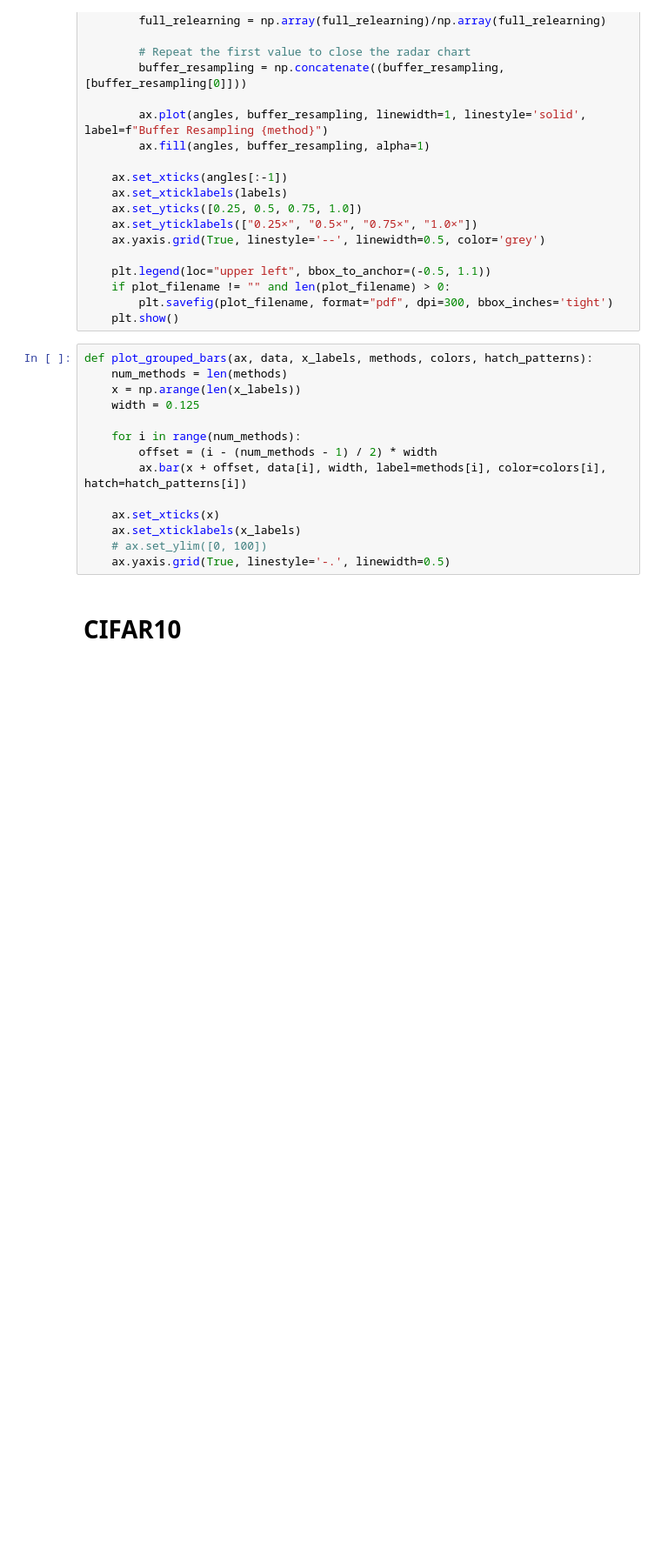
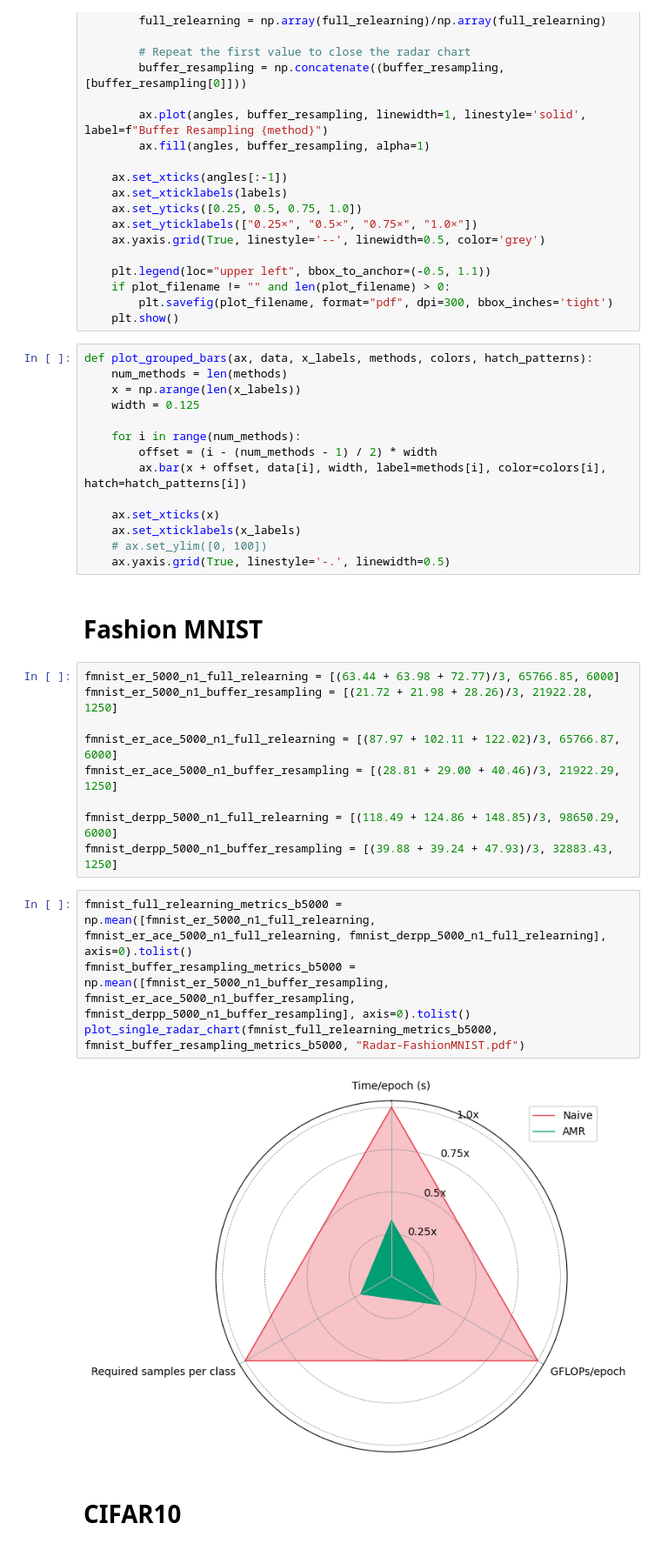
Before and after one commit to AlifAshrafee/Concept-Drift-Results, a Jupyter notebook: Computational-Efficiency-Visualization.ipynb, the cells around one changed output. Shown at 87% size. Drawn from its saved outputs; the diff is of its cells as text; blank space fills up the shorter version.

```diff
--- a/Computational-Efficiency-Visualization.ipynb
+++ b/Computational-Efficiency-Visualization.ipynb
@@ -106,6 +106,23 @@ def plot_grouped_bars(ax, data, x_labels, methods, colors, hatch_patterns):
     ax.set_xticklabels(x_labels)
     # ax.set_ylim([0, 100])
     ax.yaxis.grid(True, linestyle='-.', linewidth=0.5)
+# %% [markdown]
+# Fashion MNIST
+# %%
+fmnist_er_5000_n1_full_relearning = [(63.44 + 63.98 + 72.77)/3, 65766.85, 6000]
+fmnist_er_5000_n1_buffer_resampling = [(21.72 + 21.98 + 28.26)/3, 21922.28, 1250]
+
+fmnist_er_ace_5000_n1_full_relearning = [(87.97 + 102.11 + 122.02)/3, 65766.87, 6000]
+fmnist_er_ace_5000_n1_buffer_resampling = [(28.81 + 29.00 + 40.46)/3, 21922.29, 1250]
+
+fmnist_derpp_5000_n1_full_relearning = [(118.49 + 124.86 + 148.85)/3, 98650.29, 6000]
+fmnist_derpp_5000_n1_buffer_resampling = [(39.88 + 39.24 + 47.93)/3, 32883.43, 1250]
+# %%
+fmnist_full_relearning_metrics_b5000 = np.mean([fmnist_er_5000_n1_full_relearning, fmnist_er_ace_5000_n1_full_relearning, fmnist_derpp_5000_n1_full_relearning], axis=0).tolist()
+fmnist_buffer_resampling_metrics_b5000 = np.mean([fmnist_er_5000_n1_buffer_resampling, fmnist_er_ace_5000_n1_buffer_resampling, fmnist_derpp_5000_n1_buffer_resampling], axis=0).tolist()
+plot_single_radar_chart(fmnist_full_relearning_metrics_b5000, fmnist_buffer_resampling_metrics_b5000, "Radar-FashionMNIST.pdf")
+# %% [output]
+[figure, added]
 # %% [markdown]
 # CIFAR10
 # %% [markdown]
```
Also changed, not shown: parts of 1 cell of this notebook, 2 other files.
